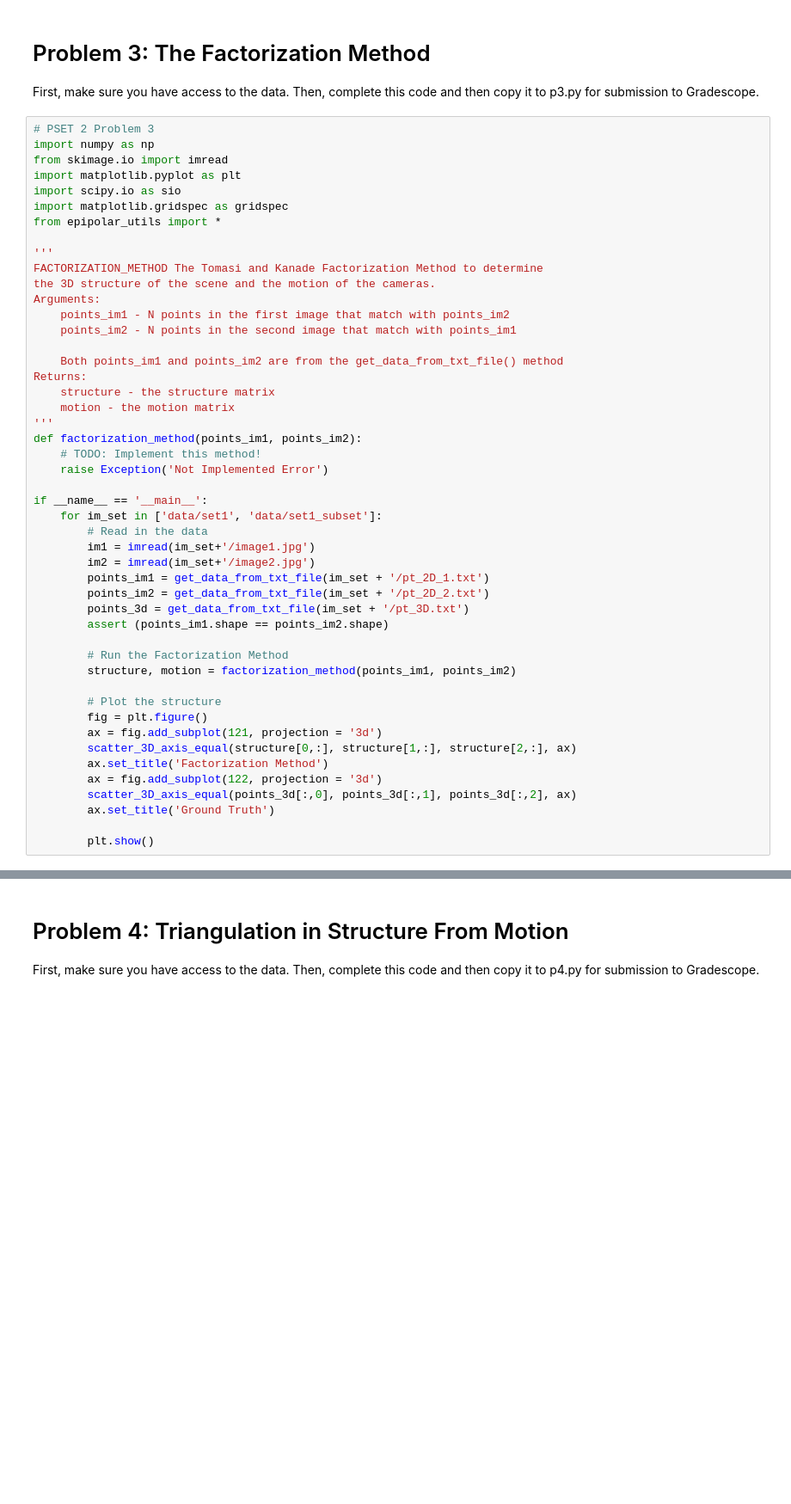
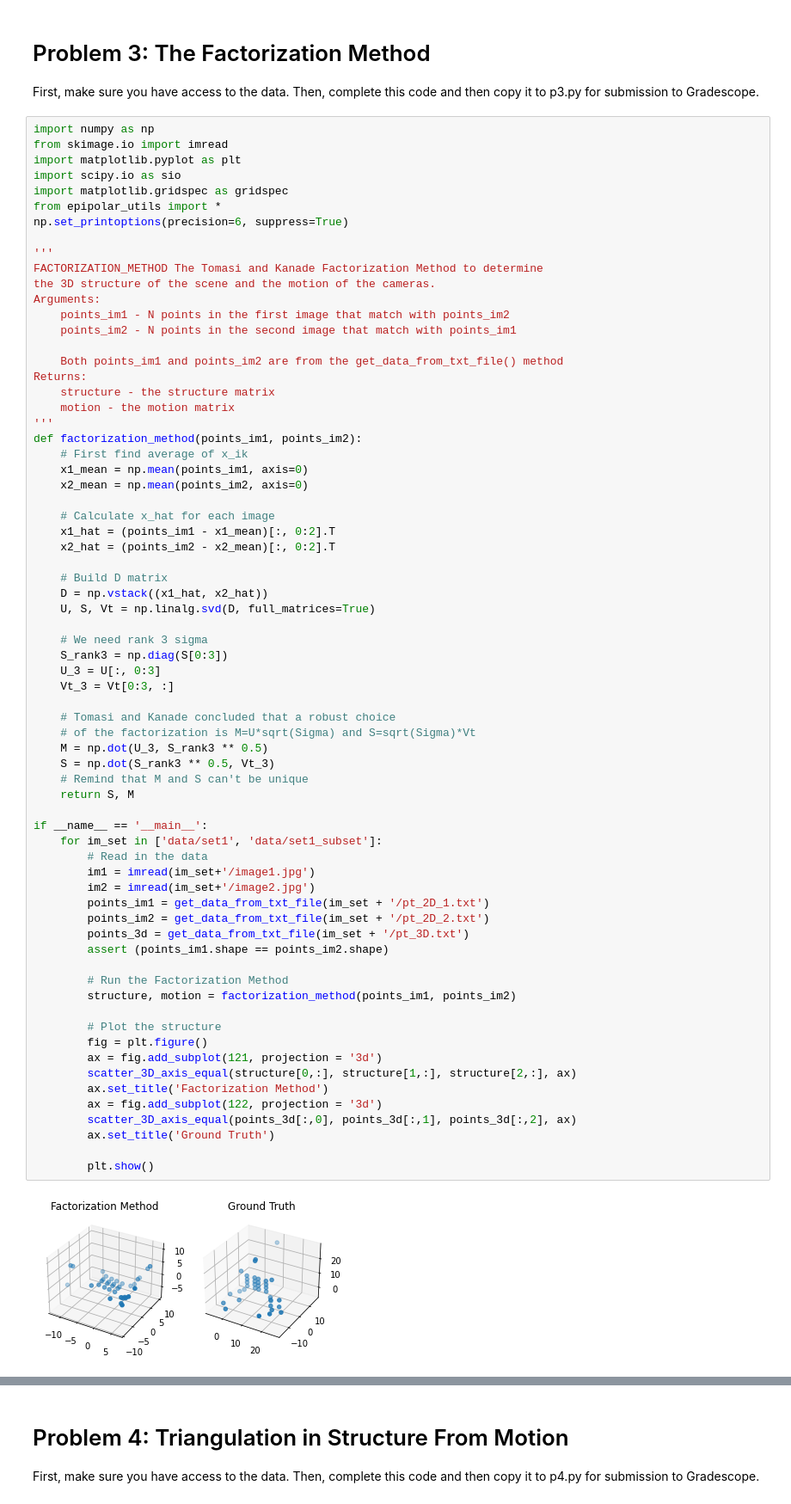
Before and after one commit to ianpark318/CS231A, a Jupyter notebook: ps2/ps2_code/PSET2.ipynb, the cells around one changed output, grey strips where cells are left out. Shown at 86% size. Drawn from its saved outputs; the diff is of its cells as text; blank space fills up the shorter version.

```diff
--- a/ps2/ps2_code/PSET2.ipynb
+++ b/ps2/ps2_code/PSET2.ipynb
@@ -412,13 +412,13 @@ e2 [1651.38691    45.767809    1.      ]
 
 First, make sure you have access to the data. Then, complete this code and then copy it to p3.py for submission to Gradescope.
 # %%
-# PSET 2 Problem 3
 import numpy as np
 from skimage.io import imread
 import matplotlib.pyplot as plt
 import scipy.io as sio
 import matplotlib.gridspec as gridspec
 from epipolar_utils import *
+np.set_printoptions(precision=6, suppress=True)
 
 '''
 FACTORIZATION_METHOD The Tomasi and Kanade Factorization Method to determine
@@ -430,32 +430,55 @@ Arguments:
     Both points_im1 and points_im2 are from the get_data_from_txt_file() method
 Returns:
     structure - the structure matrix
     motion - the motion matrix
 '''
 def factorization_method(points_im1, points_im2):
-    # TODO: Implement this method!
-    raise Exception('Not Implemented Error')
+    # First find average of x_ik
+    x1_mean = np.mean(points_im1, axis=0)
+    x2_mean = np.mean(points_im2, axis=0)
+
+    # Calculate x_hat for each image
+    x1_hat = (points_im1 - x1_mean)[:, 0:2].T
+    x2_hat = (points_im2 - x2_mean)[:, 0:2].T
+
+    # Build D matrix
+    D = np.vstack((x1_hat, x2_hat))
+    U, S, Vt = np.linalg.svd(D, full_matrices=True)
+
+    # We need rank 3 sigma
+    S_rank3 = np.diag(S[0:3])
+    U_3 = U[:, 0:3]
+    Vt_3 = Vt[0:3, :]
+
+    # Tomasi and Kanade concluded that a robust choice
+    # of the factorization is M=U*sqrt(Sigma) and S=sqrt(Sigma)*Vt
+    M = np.dot(U_3, S_rank3 ** 0.5)
+    S = np.dot(S_rank3 ** 0.5, Vt_3)
+    # Remind that M and S can't be unique
+    return S, M
 
 if __name__ == '__main__':
     for im_set in ['data/set1', 'data/set1_subset']:
         # Read in the data
         im1 = imread(im_set+'/image1.jpg')
         im2 = imread(im_set+'/image2.jpg')
         points_im1 = get_data_from_txt_file(im_set + '/pt_2D_1.txt')
         points_im2 = get_data_from_txt_file(im_set + '/pt_2D_2.txt')
         points_3d = get_data_from_txt_file(im_set + '/pt_3D.txt')
         assert (points_im1.shape == points_im2.shape)
 
         # Run the Factorization Method
         structure, motion = factorization_method(points_im1, points_im2)
 
         # Plot the structure
         fig = plt.figure()
         ax = fig.add_subplot(121, projection = '3d')
         scatter_3D_axis_equal(structure[0,:], structure[1,:], structure[2,:], ax)
         ax.set_title('Factorization Method')
         ax = fig.add_subplot(122, projection = '3d')
         scatter_3D_axis_equal(points_3d[:,0], points_3d[:,1], points_3d[:,2], ax)
         ax.set_title('Ground Truth')
 
         plt.show()
+# %% [output]
+[figure, added]
```
Also changed, not shown: parts of 1 cell of this notebook, 1 other file.
